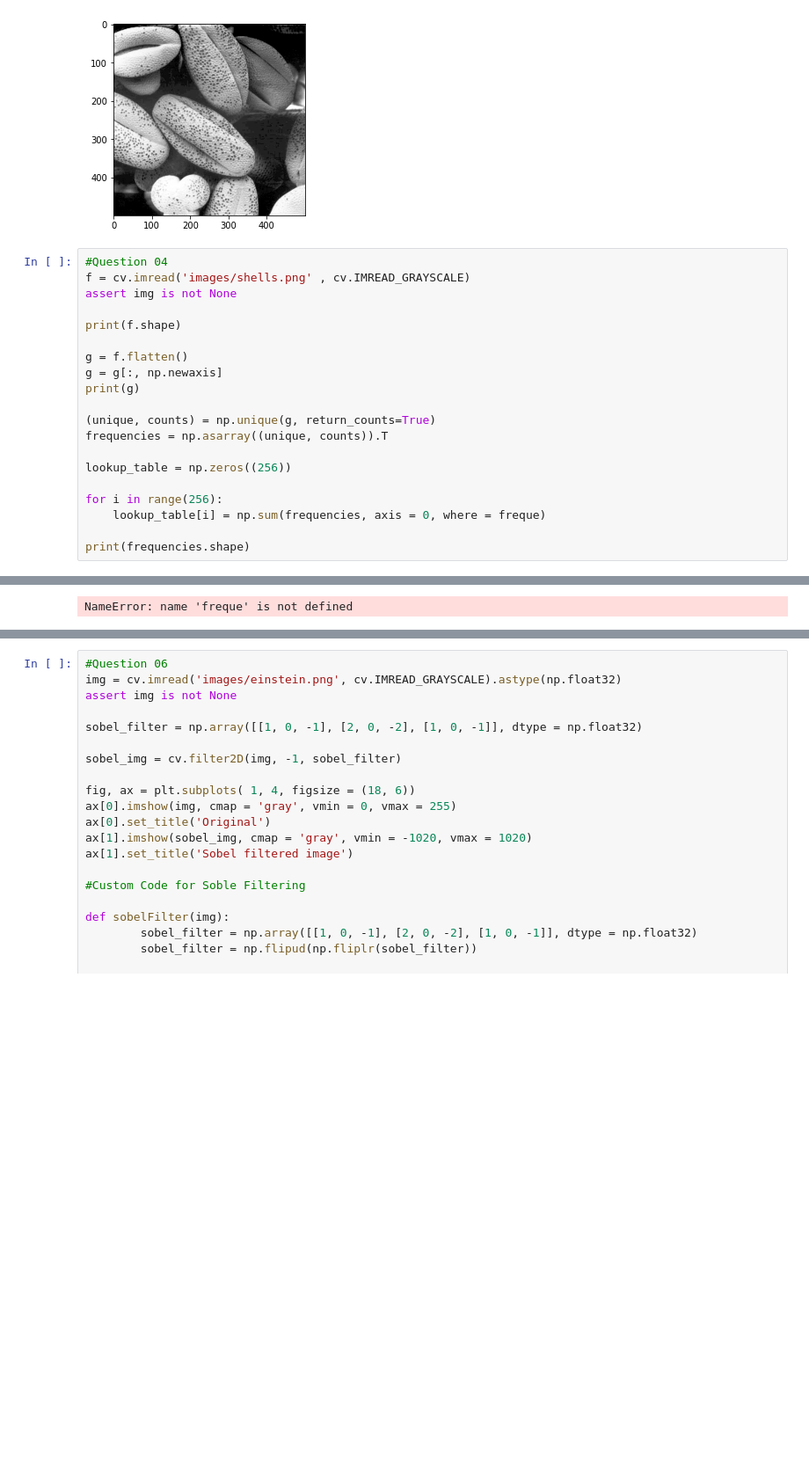
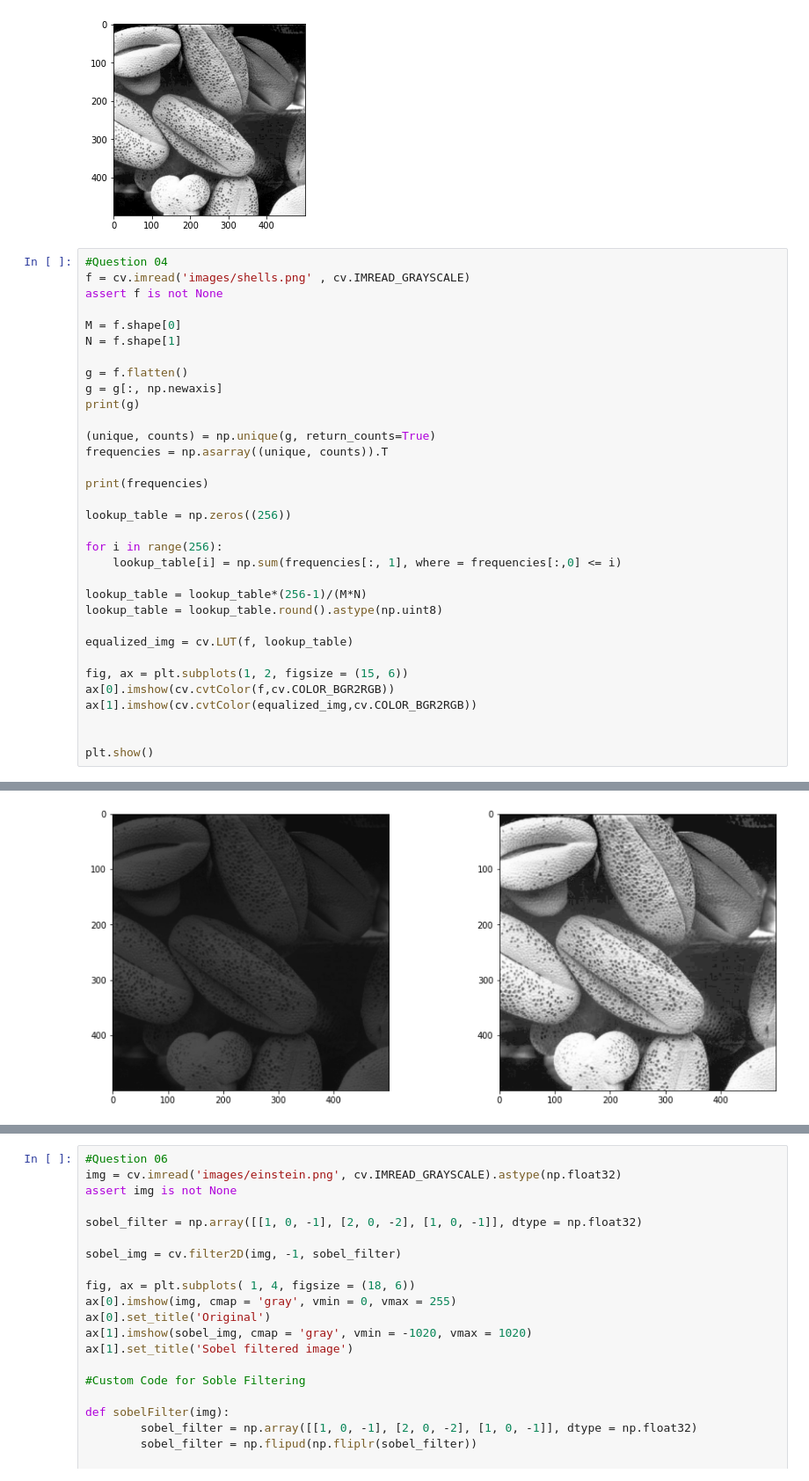
Before and after one commit to Dumindu-Bandara/en2550-fundamentals-of-image-processing-and-machine-vision, a Jupyter notebook: Assignment_1/Assignment_1.ipynb, the cells around one changed output, grey strips where cells are left out. Shown at 88% size. Drawn from its saved outputs; the diff is of its cells as text; blank space fills up the shorter version.

```diff
--- a/Assignment_1/Assignment_1.ipynb
+++ b/Assignment_1/Assignment_1.ipynb
@@ -149,9 +149,10 @@ plt.imshow(cv.cvtColor(g, cv.COLOR_BGR2RGB))
 # %%
 #Question 04
 f = cv.imread('images/shells.png' , cv.IMREAD_GRAYSCALE)
-assert img is not None
+assert f is not None
 
-print(f.shape)
+M = f.shape[0]
+N = f.shape[1]
 
 g = f.flatten()
 g = g[:, np.newaxis]
@@ -160,10 +161,22 @@ print(g)
 (unique, counts) = np.unique(g, return_counts=True)
 frequencies = np.asarray((unique, counts)).T
 
+print(frequencies)
+
 lookup_table = np.zeros((256))
 
 for i in range(256):
-    lookup_table[i] = np.sum(frequencies, axis = 0, where = freque)
+    lookup_table[i] = np.sum(frequencies[:, 1], where = frequencies[:,0] <= i)
 
-print(frequencies.shape)
+lookup_table = lookup_table*(256-1)/(M*N)
+lookup_table = lookup_table.round().astype(np.uint8)
+
+equalized_img = cv.LUT(f, lookup_table)
+
+fig, ax = plt.subplots(1, 2, figsize = (15, 6))
+ax[0].imshow(cv.cvtColor(f,cv.COLOR_BGR2RGB))
+ax[1].imshow(cv.cvtColor(equalized_img,cv.COLOR_BGR2RGB))
+
+
+plt.show()
 # %% [output]
@@ -178,4 +200,4 @@ print(frequencies.shape)
-NameError: name 'freque' is not defined
+[figure, added]
 # %%
 #Question 05
 
```
Also changed, not shown: parts of 2 cells of this notebook.
